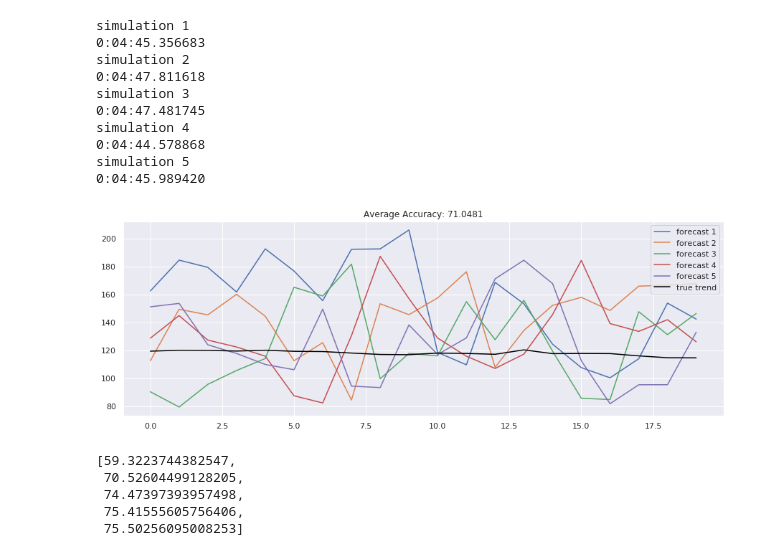
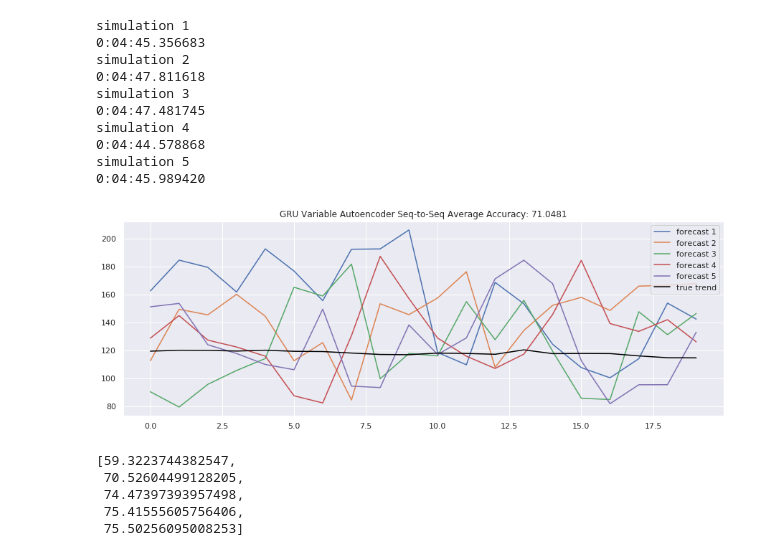
Before and after one commit to Racerx250/ece271bproject, a Jupyter notebook: Experiments_AAPL.ipynb, the cells around one changed output. Saved outputs shown, nothing was run; the diff lists cells and outputs as text; code cells hidden in the pictures.

```diff
--- a/Experiments_AAPL.ipynb
+++ b/Experiments_AAPL.ipynb
@@ -2726,20 +2713,19 @@ simulation 5
 # %%
 acc15 = [calculate_accuracy(df['4. close'].iloc[-test_size:].values, r) for r in results15]
 top_5_idx = np.argsort(acc15)[-5:]
 results15 = [results15[i] for i in top_5_idx]
 acc15 = [calculate_accuracy(df['4. close'].iloc[-test_size:].values, r) for r in results15]
 
 plt.figure(figsize = (15, 5))
 for no, r in enumerate(results15):
     plt.plot(r, label = 'forecast %d'%(no + 1))
 
 plt.plot(df['4. close'].iloc[-test_size:].values, label = 'true trend', c = 'black')
 plt.legend()
-plt.title('Average Accuracy: %.4f'%(np.mean(acc15)))
+plt.title('GRU Variable Autoencoder Seq-to-Seq Average Accuracy: %.4f'%(np.mean(acc15)))
 plt.show()
-acc15
 # %% [output]
-[figure, old version]
+[figure, new version]
 [59.3223744382547,
  70.52604499128205,
  74.47397393957498,
```
Also changed, not shown: parts of 17 cells of this notebook, 2 other files.
